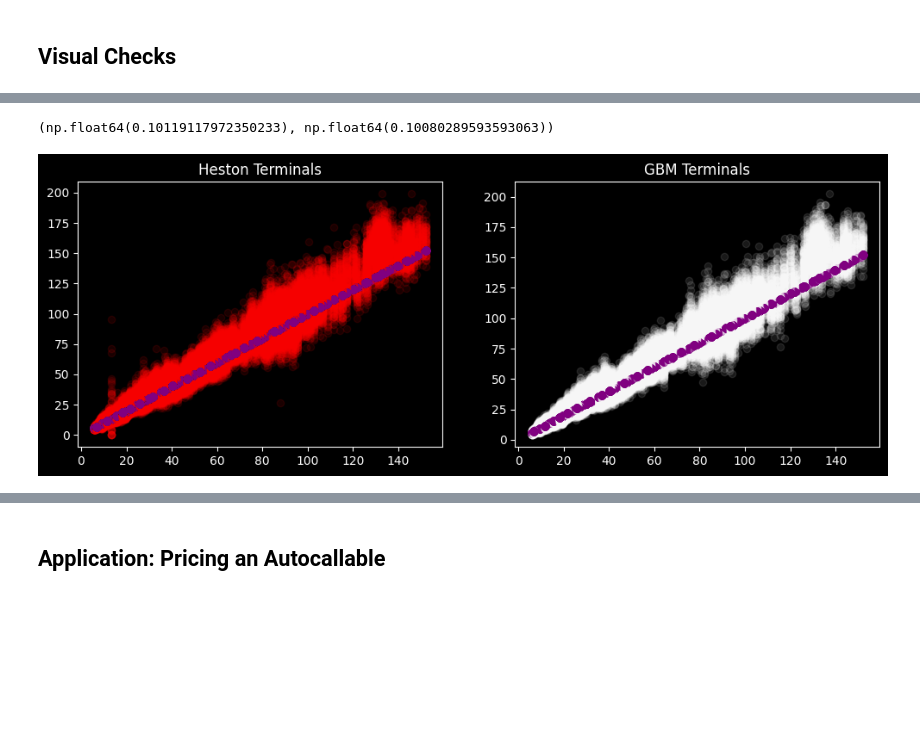
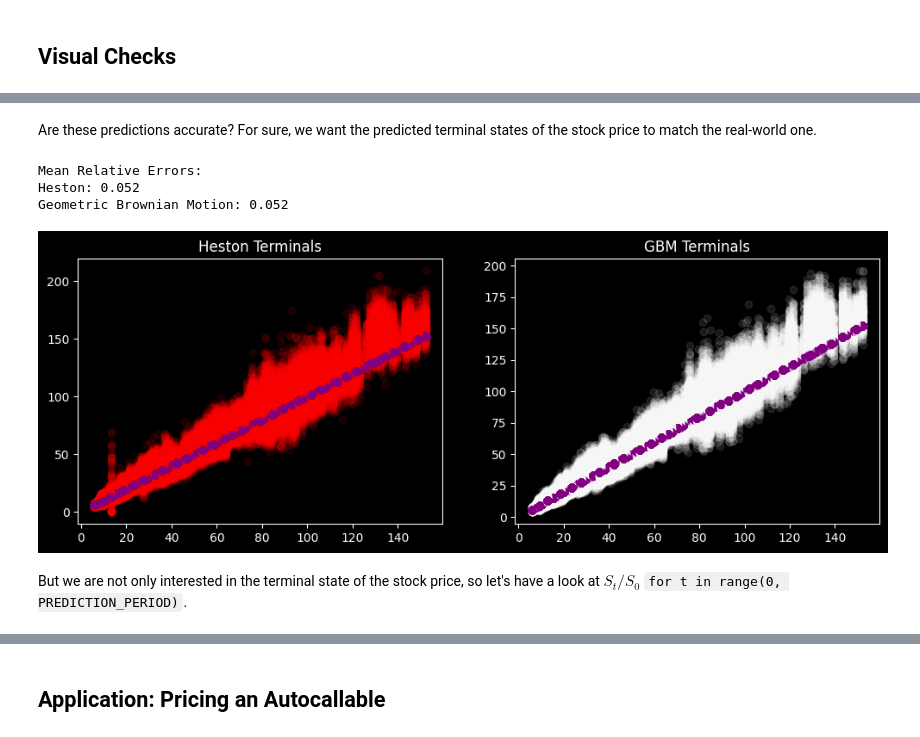
Before and after one commit to viviankessler/neural-sde, a Jupyter notebook: heston_autocallable.ipynb, the cells around one changed output, grey strips where cells are left out. Drawn from its saved outputs; the diff is of its cells as text; code cells hidden in the pictures; blank space fills up the shorter version.

```diff
--- a/heston_autocallable.ipynb
+++ b/heston_autocallable.ipynb
@@ -60,12 +72,17 @@ actual_samples = get_samples(STOCK_NAMES, NUM_SAMPLES, START, END, INTERVAL, LOC
+# %%
+DT = 1
+NUM_SIMULATIONS = 128
 # %%
-# compute predictions
-
 trajectories = []
 
 for observed_processes in actual_samples:
 
     heston_parameters = infer_heston_parameters(observed_processes)
-    gbm_parameters = {"mu": heston_parameters["rs"], "sigma": np.sqrt(heston_parameters["thetas"]), "lambdas": heston_parameters["lambdas"]}
+    gbm_parameters = {
+        "mu": heston_parameters["rs"],
+        "sigma": np.sqrt(heston_parameters["thetas"]),
+        "lambdas": heston_parameters["lambdas"]
+        }
 
     heston = Heston(**heston_parameters)
     heston_sde_predictions = heston.predict(observed_processes, num_simulations=NUM_SIMULATIONS, dt=DT)
@@ -90,6 +107,12 @@ for observed_processes in actual_samples:
         gbm_predictions.append(pd.DataFrame(gbm_prediction, index=index))
     actual = pd.DataFrame(actual, index=index)
 
-    trajectories.append({"actual": actual, "heston": heston_predictions, "gbm": gbm_predictions, "heston_parameters": heston_parameters, "gbm_parameters": gbm_parameters})
+    trajectories.append({
+        "actual": actual,
+        "heston": heston_predictions,
+        "gbm": gbm_predictions,
+        "heston_parameters": heston_parameters,
+        "gbm_parameters": gbm_parameters
+        })
 # %% [markdown]
 ## Visual Checks
@@ -96,6 +126,4 @@ for observed_processes in actual_samples:
 # %%
-# plot market data (purple) and predictions (red) fit on this market data
-
 for trajectory in trajectories[:NUM_PLOTS]:
 
     fig, axs = plt.subplots(1, 2)
@@ -113,10 +141,9 @@ for trajectory in trajectories[:NUM_PLOTS]:
         axs[k].plot(actual.index, actual[stock_name], c="purple", linewidth=3, alpha=1)
         for prediction in predictions[:NUM_DATAPOINTS]:
             axs[k].plot(prediction.index, prediction[stock_name], c="red", linewidth=1, alpha=.7)
-        axs[k].set_xticks([])
 
         title_string = ", ".join([f"$\\{p.rstrip('s')}=${parameters[p][0]:.2g}" for p in parameters if p not in ("lambdas", "rs")])
-        axs[k].set_title(f"{method.upper()}: {title_string}")
+        axs[k].set_title(f"{stock_name}: {method.upper()}\n{title_string}")
 
     plt.show()
 # %% [output]
@@ -126,30 +153,35 @@ for trajectory in trajectories[:NUM_PLOTS]:
+# %% [markdown]
+Are these predictions accurate? For sure, we want the predicted terminal states of the stock price to match the real-world one.
 # %%
-# CHECK: Do terminal states of predictions make sense?
-
 heston_error, gbm_error = [], []
 
-actual_terminals, predicted_terminals = dict(), dict()
 fig, axs = plt.subplots(1, 2)
 fig.set_figheight(4)
 fig.set_figwidth(12)
 
 axs[0].set_title("Heston Terminals")
 axs[1].set_title("GBM Terminals")
 
 for trajectory in trajectories:
     actual, heston, gbm = trajectory["actual"], trajectory["heston"], trajectory["gbm"]
     heston_terminals = np.array([prediction.iloc[-1] for prediction in heston])
     gbm_terminals = np.array([prediction.iloc[-1] for prediction in gbm])
     actual_terminals = np.array([actual.iloc[-1]] * len(heston_terminals))
     axs[0].scatter(actual_terminals, heston_terminals, color="red", alpha=.1)
     axs[0].scatter(actual_terminals, actual_terminals, color="purple")
     axs[1].scatter(actual_terminals, gbm_terminals, color="white", alpha=.1)
     axs[1].scatter(actual_terminals, actual_terminals, color="purple")
-    heston_error.append(np.abs(heston_terminals - actual_terminals) / actual_terminals.mean())
-    gbm_error.append(np.abs(gbm_terminals - actual_terminals) / actual_terminals.mean())
+    heston_error.append((heston_terminals - actual_terminals) / actual_terminals)
+    gbm_error.append((gbm_terminals - actual_terminals) / actual_terminals)
 
-np.mean(heston_error), np.mean(gbm_error)
+print("Mean Relative Errors:")
+print(f"Heston: {np.mean(heston_error):.3f}")
+print(f"Geometric Brownian Motion: {np.mean(gbm_error):.3f}")
 # %% [output]
-(np.float64(0.10119117972350233), np.float64(0.10080289593593063))
+Mean Relative Errors:
+Heston: 0.052
+Geometric Brownian Motion: 0.052
-[figure, old version]
+[figure, new version]
+# %% [markdown]
+But we are not only interested in the terminal state of the stock price, so let's have a look at $S_t/S_0$ `for t in range(0, PREDICTION_PERIOD)`.
 # %%
```
Also changed, not shown: parts of 28 cells of this notebook.
